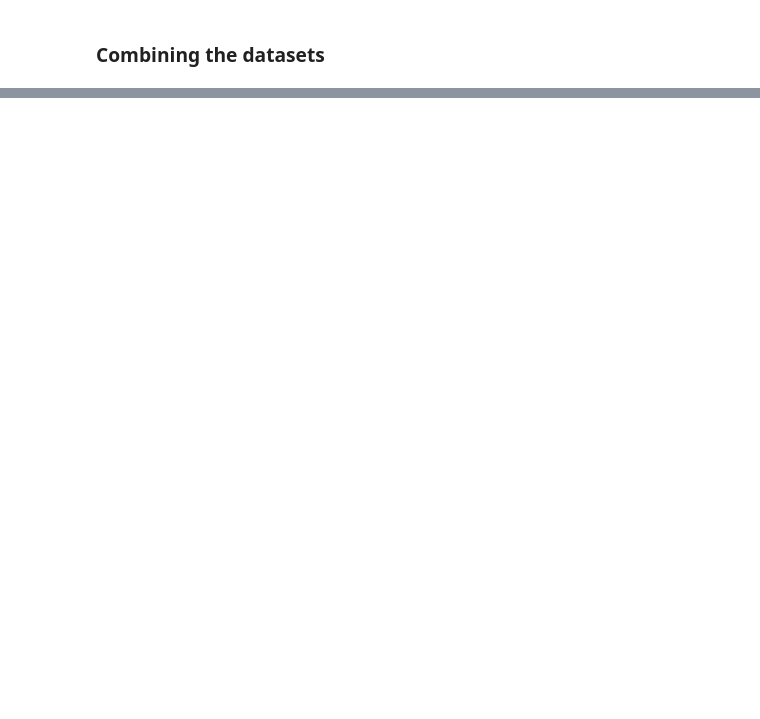
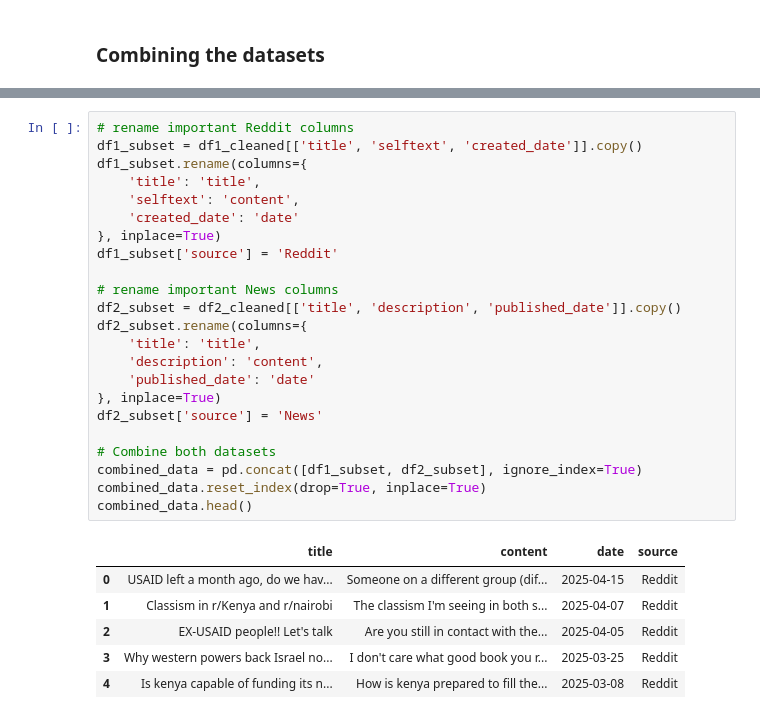
Before and after one commit to L-N-E0/USAID-Kenya-Sentiment-Analysis, a Jupyter notebook: notebooks/Joseline.ipynb, the cells around one changed output, grey strips where cells are left out. Cells and saved outputs as stored; diff of their text form; blank space fills up the shorter version.

```diff
--- a/notebooks/Joseline.ipynb
+++ b/notebooks/Joseline.ipynb
@@ -285,0 +299,30 @@ dtype: int64
+# %%
+# rename important Reddit columns
+df1_subset = df1_cleaned[['title', 'selftext', 'created_date']].copy()
+df1_subset.rename(columns={
+    'title': 'title',
+    'selftext': 'content',
+    'created_date': 'date'
+}, inplace=True)
+df1_subset['source'] = 'Reddit'
+
+# rename important News columns
+df2_subset = df2_cleaned[['title', 'description', 'published_date']].copy()
+df2_subset.rename(columns={
+    'title': 'title',
+    'description': 'content',
+    'published_date': 'date'
+}, inplace=True)
+df2_subset['source'] = 'News'
+
+# Combine both datasets
+combined_data = pd.concat([df1_subset, df2_subset], ignore_index=True)
+combined_data.reset_index(drop=True, inplace=True)
+combined_data.head()
+# %% [output]
+|  | title | content | date | source |
+| 0 | USAID left a month ago, do we hav... | Someone on a different group (dif... | 2025-04-15 | Reddit |
+| 1 | Classism in r/Kenya and r/nairobi | The classism I'm seeing in both s... | 2025-04-07 | Reddit |
+| 2 | EX-USAID people!! Let's talk | Are you still in contact with the... | 2025-04-05 | Reddit |
+| 3 | Why western powers back Israel no... | I don't care what good book you r... | 2025-03-25 | Reddit |
+| 4 | Is kenya capable of funding its n... | How is kenya prepared to fill the... | 2025-03-08 | Reddit |
```
Also changed, not shown: parts of 16 cells of this notebook.
